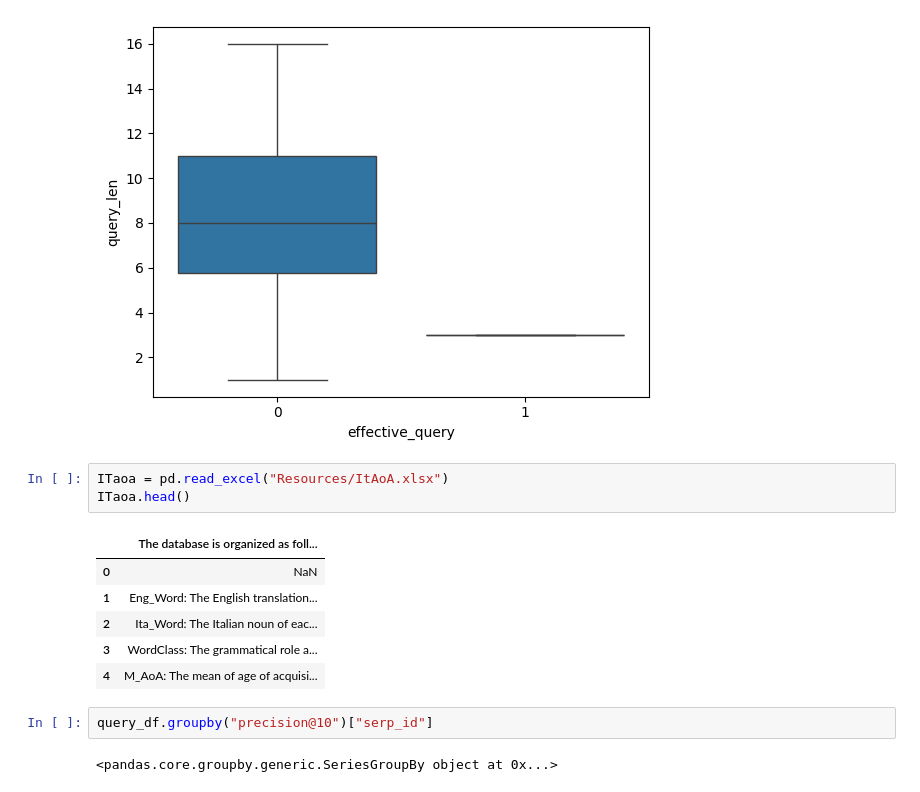
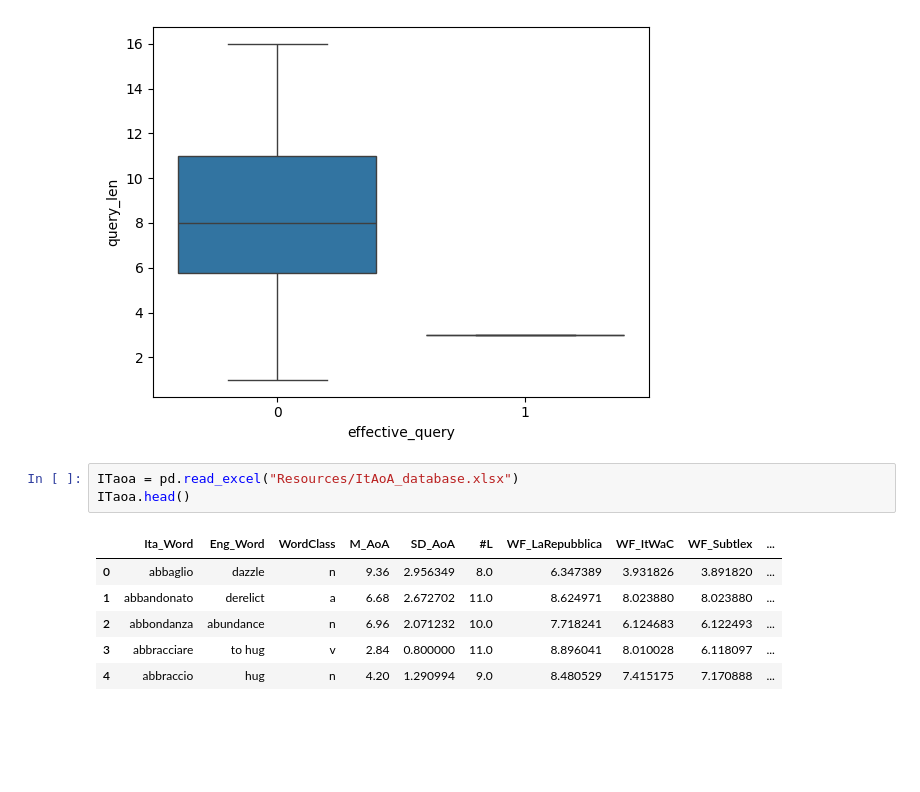
Before and after one commit to SOLandChildren/CHIIR27_LogAnalysis, a Jupyter notebook: query_formulation.ipynb, the cells around one changed output. Saved outputs shown, nothing was run; the diff lists cells and outputs as text; blank space fills up the shorter version.

```diff
--- a/query_formulation.ipynb
+++ b/query_formulation.ipynb
@@ -43,16 +81,12 @@ sns.boxplot(data=query_df, x="effective_query", y="query_len")
 <Axes: xlabel='effective_query', ylabel='query_len'>
 [figure]
 # %%
-ITaoa = pd.read_excel("Resources/ItAoA.xlsx")
+ITaoa = pd.read_excel("Resources/ItAoA_database.xlsx")
 ITaoa.head()
 # %% [output]
-|  | The database is organized as foll... |
-| 0 | NaN |
-| 1 | Eng_Word: The English translation... |
-| 2 | Ita_Word: The Italian noun of eac... |
-| 3 | WordClass: The grammatical role a... |
-| 4 | M_AoA: The mean of age of acquisi... |
+|  | Ita_Word | Eng_Word | WordClass | M_AoA | SD_AoA | #L | WF_LaRepubblica | WF_ItWaC | WF_Subtlex | ... |
+| 0 | abbaglio | dazzle | n | 9.36 | 2.956349 | 8.0 | 6.347389 | 3.931826 | 3.891820 | ... |
+| 1 | abbandonato | derelict | a | 6.68 | 2.672702 | 11.0 | 8.624971 | 8.023880 | 8.023880 | ... |
+| 2 | abbondanza | abundance | n | 6.96 | 2.071232 | 10.0 | 7.718241 | 6.124683 | 6.122493 | ... |
+| 3 | abbracciare | to hug | v | 2.84 | 0.800000 | 11.0 | 8.896041 | 8.010028 | 6.118097 | ... |
+| 4 | abbraccio | hug | n | 4.20 | 1.290994 | 9.0 | 8.480529 | 7.415175 | 7.170888 | ... |
-# %%
-query_df.groupby("precision@10")["serp_id"]
-# %% [output]
-<pandas.core.groupby.generic.SeriesGroupBy object at 0x...>
```
Also changed, not shown: parts of 4 cells of this notebook, 3 other files.
